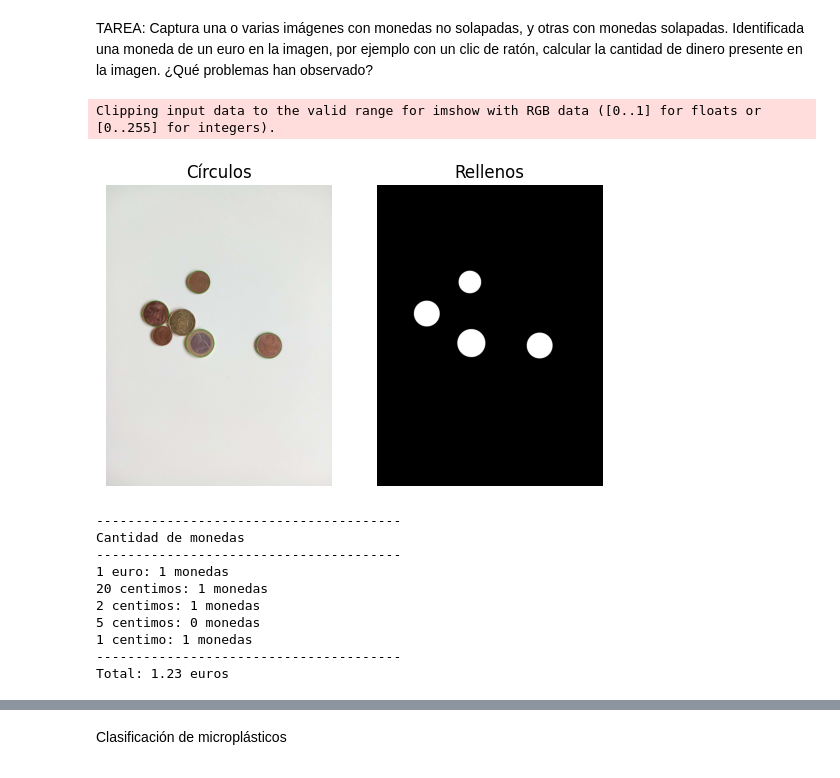
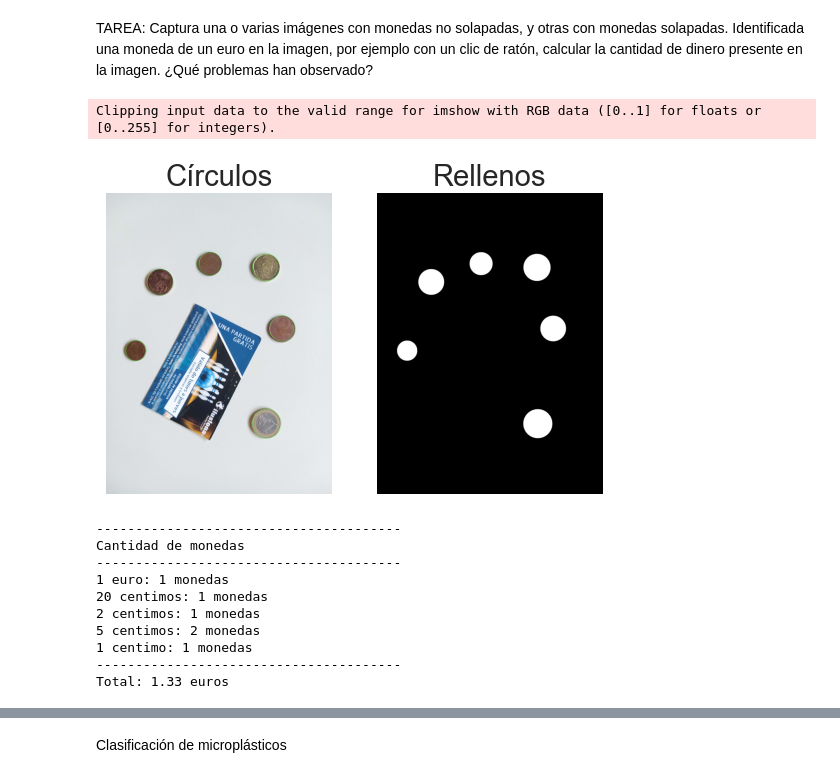
Before and after one commit to Sweetlord16/VC_P3, a Jupyter notebook: VC_P3.ipynb, the cells around one changed output, grey strips where cells are left out. Drawn from its saved outputs; the diff is of its cells as text; code cells hidden in the pictures.

```diff
--- a/VC_P3.ipynb
+++ b/VC_P3.ipynb
@@ -8,7 +8,7 @@ import matplotlib.pyplot as plt
 Carga imagen y convierte a RGB
 # %%
 #Carga imagen ejemplo con monedas
-img = cv2.imread('monedas.jpg')
+img = cv2.imread('monedas_tarjeta.jpg')
 print(img.shape)
 #Recordando que OpenCV lee las imágenes en BGR, por lo que convertimos para visualizr RGB
 img_rgb = cv2.cvtColor(img, cv2.COLOR_BGR2RGB)
@@ -166,14 +166,8 @@ Una alternativa consiste en contar círculos utilizando la Transformada de Hough
 # %% [markdown]
 TAREA: Captura una o varias imágenes con monedas no solapadas, y otras con monedas solapadas. Identificada una moneda de un euro en la imagen, por ejemplo con un clic de ratón, calcular la cantidad de dinero presente en la imagen. ¿Qué problemas han observado?
 # %%
-#Carga imagen ejemplo con monedas
-img_solapadas = cv2.imread('monedas0.jpg')
-img_no_solapadas = cv2.imread('monedas1.jpg')
-#Recordando que OpenCV lee las imágenes en BGR, por lo que convertimos para visualizr RGB
-img_rgb = cv2.cvtColor(img_solapadas, cv2.COLOR_BGR2RGB)
-
 #Conversión a gris
-gris = cv2.cvtColor(img_solapadas, cv2.COLOR_BGR2GRAY)
+gris = cv2.cvtColor(img, cv2.COLOR_BGR2GRAY)
 #Suaviza altas frecuencias
 pimg = cv2.medianBlur(gris, 7)
 #Localiza Círculos
@@ -187,28 +181,6 @@ circ = cv2.HoughCircles(
         minRadius=60,  # radio mínimo
         maxRadius=250,  # radio máximo
     )
-
-
-#Imagen no solapada
-
-#Conversión a gris
-grisn = cv2.cvtColor(img_no_solapadas, cv2.COLOR_BGR2GRAY)
-#Suaviza altas frecuencias
-pimgn = cv2.medianBlur(grisn, 7)
-#Localiza Círculos
-circn = cv2.HoughCircles(
-        pimgn,  # imagen
-        cv2.HOUGH_GRADIENT,  # tipo de detección
-        1.5,
-        650,  # distancia mínima entre círculos
-        param1=200, # Valor del gradiente
-        param2=120, #Umbral acumulador
-        minRadius=60,  # radio mínimo
-        maxRadius=250,  # radio máximo
-    )
-
-img_rgbn = cv2.cvtColor(img_no_solapadas, cv2.COLOR_BGR2RGB)
-
 coin_counters = {
     "1 euro": 0,
     "20 centimos": 0,
@@ -218,7 +190,7 @@ coin_counters = {
 }
 #Dibuja sobre entrada  e imagen vacía
 
-
+img_rgb = cv2.cvtColor(img, cv2.COLOR_BGR2RGB)
 img_cont = np.zeros(img_rgb.shape)
 for det in circ[0]:
         x_coor, y_coor, det_radio = det
@@ -250,6 +222,9 @@ for dimension in coin_dimensions:
         coin_counters["1 centimo"] += 1
     else:
         coin_counters["5 centimos"] += 1
+
+
+
 
 #Muestra resultado
 plt.subplot(121)
@@ -273,41 +248,41 @@ def on_mouse_click(event, x, y, flags, param):
         # Imprime los resultados
         for coin, count in coin_counters.items():
             print(f"{coin}: {count} monedas")
         total = (
             coin_counters["1 euro"] +
             coin_counters["1 centimo"] * 0.01 +
             coin_counters["2 centimos"] * 0.02 +
             coin_counters["5 centimos"] * 0.05 +
             coin_counters["20 centimos"] * 0.20
         )
         print("---------------------------------------")
         print("Total: " + str(total) + " euros")
 
 # Redimensiona la imagen para que se ajuste a la ventana
 window_size = (800, 600)
 img_rgb_resized = cv2.resize(img_rgb, window_size)
 
 # Muestra la imagen y espera a que se haga clic
 cv2.imshow('Imagen con Círculos', img_rgb_resized)
 
 # Configura el manejador de eventos de clic en la ventana
 cv2.setMouseCallback('Imagen con Círculos', on_mouse_click)
 
 while True:
     if cv2.waitKey(1) & 0xFF == 27:  # Presiona la tecla Esc (27 en ASCII) para salir
         break
 
 cv2.destroyAllWindows()
 # %% [output]
 Clipping input data to the valid range for imshow with RGB data ([0..1] for floats or [0..255] for integers).
-[figure, old version]
+[figure, new version]
 ---------------------------------------
 Cantidad de monedas
 ---------------------------------------
 1 euro: 1 monedas
 20 centimos: 1 monedas
 2 centimos: 1 monedas
-5 centimos: 0 monedas
+5 centimos: 2 monedas
 1 centimo: 1 monedas
 ---------------------------------------
-Total: 1.23 euros
+Total: 1.33 euros
```
Also changed, not shown: parts of 7 cells of this notebook.
